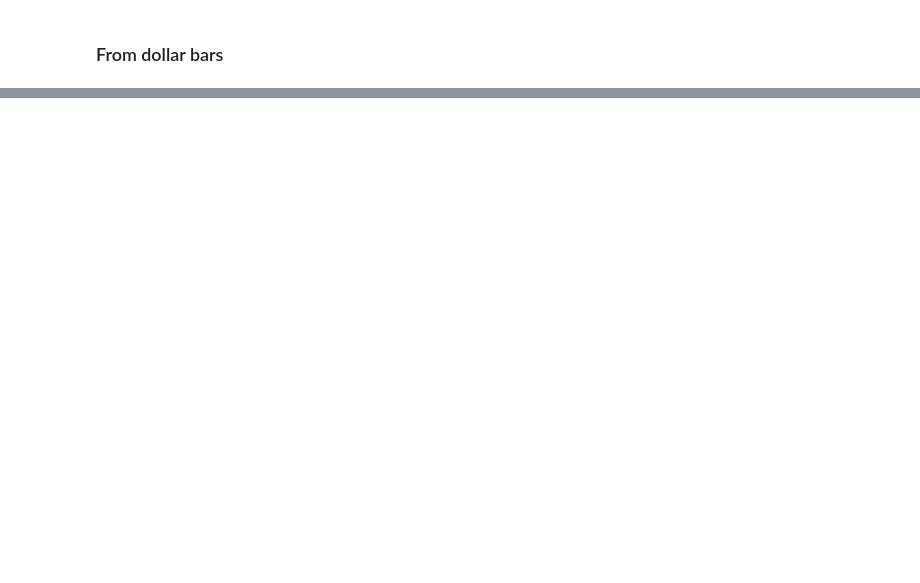
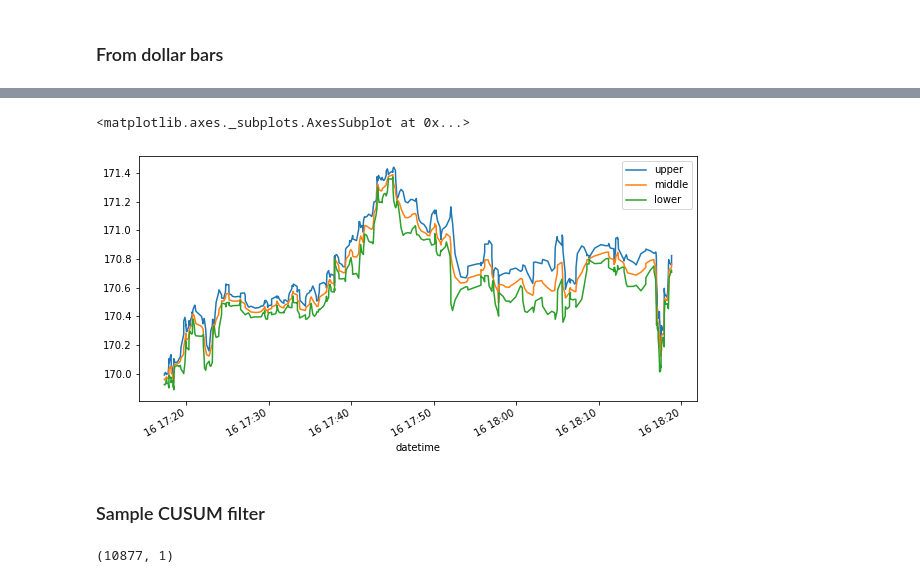
Before and after one commit to AndreiZoltan/freqml, a Jupyter notebook: notebooks/Chapter2.ipynb, the cells around one changed output, grey strips where cells are left out. Cells and saved outputs as stored; diff of their text form; code cells hidden in the pictures; blank space fills up the shorter version.

```diff
--- a/notebooks/Chapter2.ipynb
+++ b/notebooks/Chapter2.ipynb
@@ -86,0 +181,3 @@ df_dollar.bars.plot()
+# %%
+df_DB = df.bars.DB()
+print(df_DB.shape, df_DB.columns)
@@ -86,0 +190,18 @@ df_dollar.bars.plot()
+# %%
+df_DB["average"] = (df_DB["open"] + df_DB["close"]) / 2
+# %%
+sp = pd.DataFrame()
+sp['upper'], sp['middle'], sp['lower'] = talib.BBANDS(df_DB["average"], nbdevdn=2,)
+sp.iloc[-500:].plot(figsize=(10,5))
+# %% [output]
+<matplotlib.axes._subplots.AxesSubplot at 0x...>
+[figure, added]
+# %% [markdown]
+### Sample CUSUM filter
+# %%
+df_DB["price"] = df_DB["average"]
+df_DB["datetime"] = df_DB.index
+y_i = fm.CUSUM(df_DB, 0.05)
+y_i.shape
+# %% [output]
+(10877, 1)
```
Also changed, not shown: parts of 22 cells of this notebook, 5 other files.
